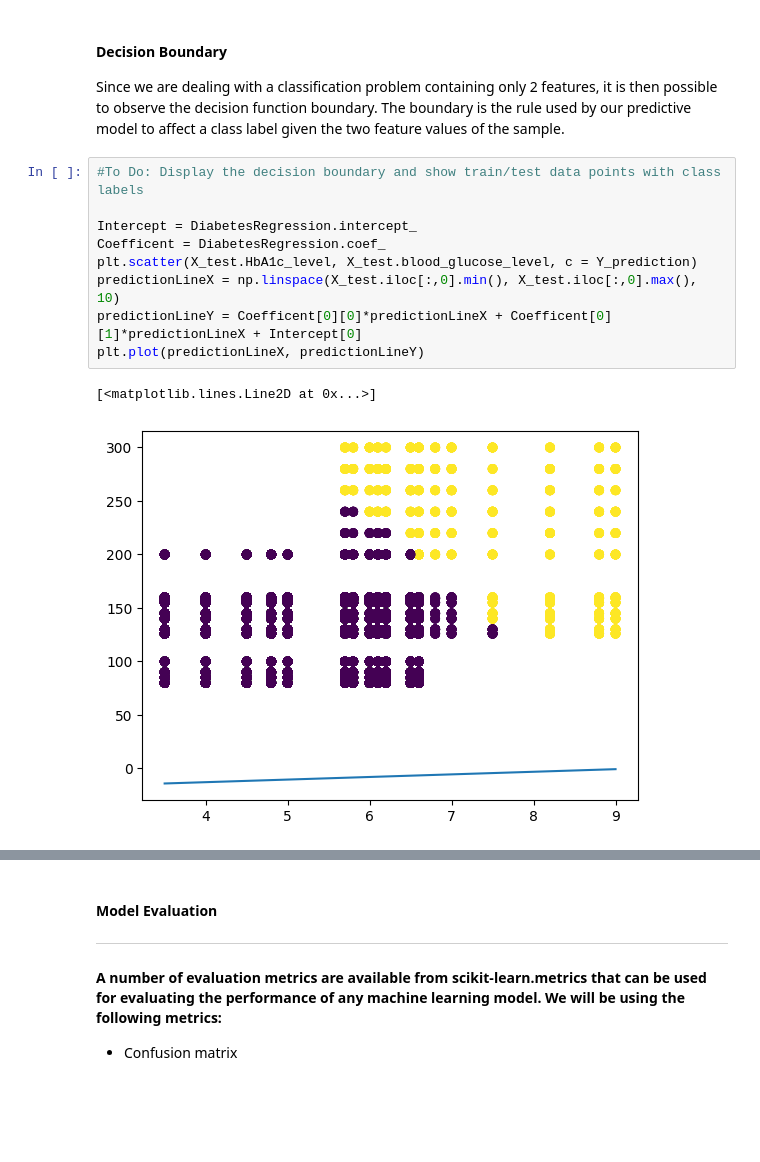
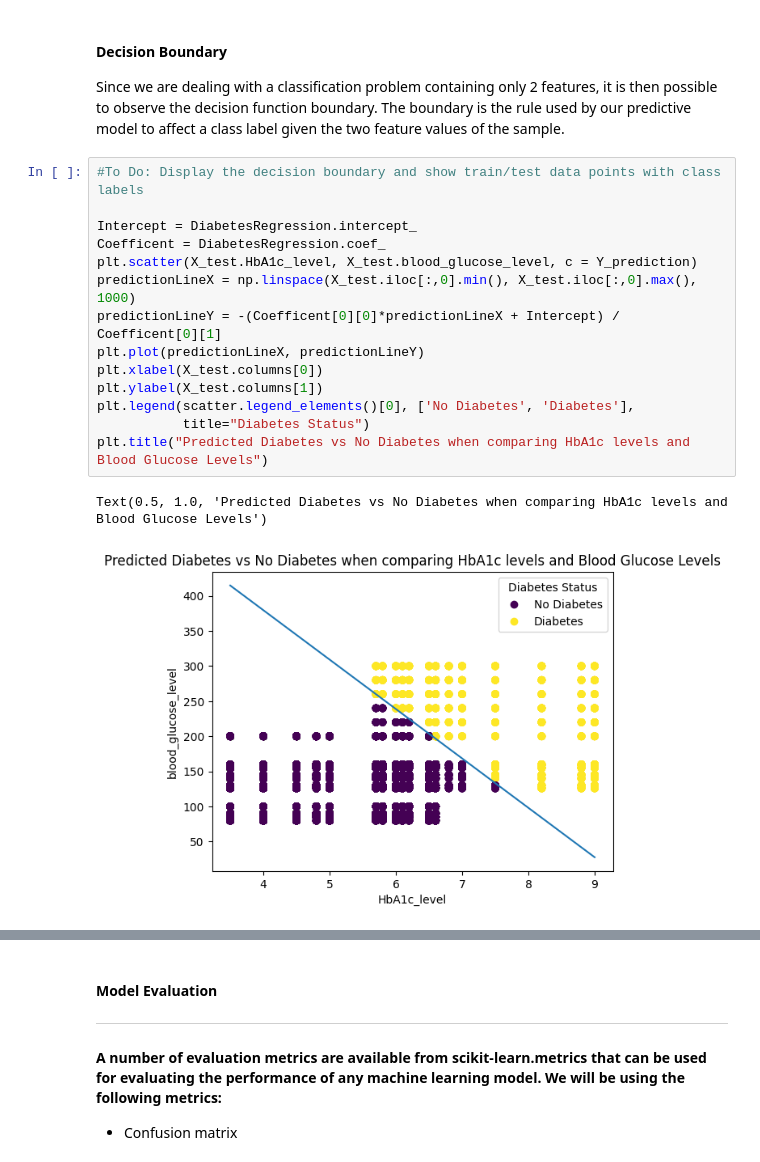
Before and after one commit to PixelatedLatte/MachineLearningProjects, a Jupyter notebook: DiabetesScreeningLCMBlankenship.ipynb, the cells around one changed output, grey strips where cells are left out. Saved outputs shown, nothing was run; the diff lists cells and outputs as text; blank space fills up the shorter version.

Commit message:
Created our initial line

```diff
--- a/DiabetesScreeningLCMBlankenship.ipynb
+++ b/DiabetesScreeningLCMBlankenship.ipynb
@@ -286,12 +286,17 @@ Since we are dealing with a classification problem containing only 2 features, i
 # %%
 #To Do: Display the decision boundary and show train/test data points with class labels
 
 Intercept = DiabetesRegression.intercept_
 Coefficent = DiabetesRegression.coef_
 plt.scatter(X_test.HbA1c_level, X_test.blood_glucose_level, c = Y_prediction)
-predictionLineX = np.linspace(X_test.iloc[:,0].min(), X_test.iloc[:,0].max(), 10)
-predictionLineY = Coefficent[0][0]*predictionLineX + Coefficent[0][1]*predictionLineX + Intercept[0]
+predictionLineX = np.linspace(X_test.iloc[:,0].min(), X_test.iloc[:,0].max(), 1000)
+predictionLineY = -(Coefficent[0][0]*predictionLineX + Intercept) / Coefficent[0][1]
 plt.plot(predictionLineX, predictionLineY)
+plt.xlabel(X_test.columns[0])
+plt.ylabel(X_test.columns[1])
+plt.legend(scatter.legend_elements()[0], ['No Diabetes', 'Diabetes'],
+           title="Diabetes Status")
+plt.title("Predicted Diabetes vs No Diabetes when comparing HbA1c levels and Blood Glucose Levels")
 # %% [output]
-[<matplotlib.lines.Line2D at 0x...>]
+Text(0.5, 1.0, 'Predicted Diabetes vs No Diabetes when comparing HbA1c levels and Blood Glucose Levels')
-[figure, old version]
+[figure, new version]
```
Also changed, not shown: parts of 1 cell of this notebook.
